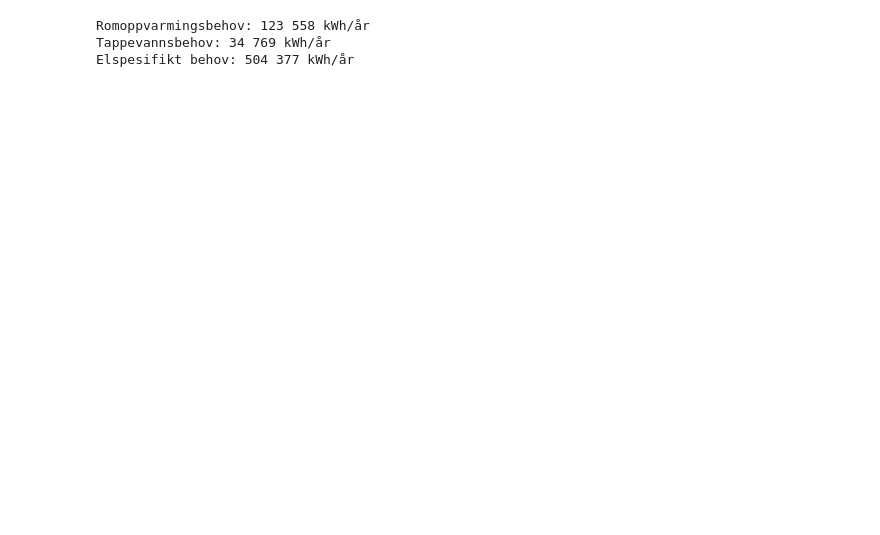
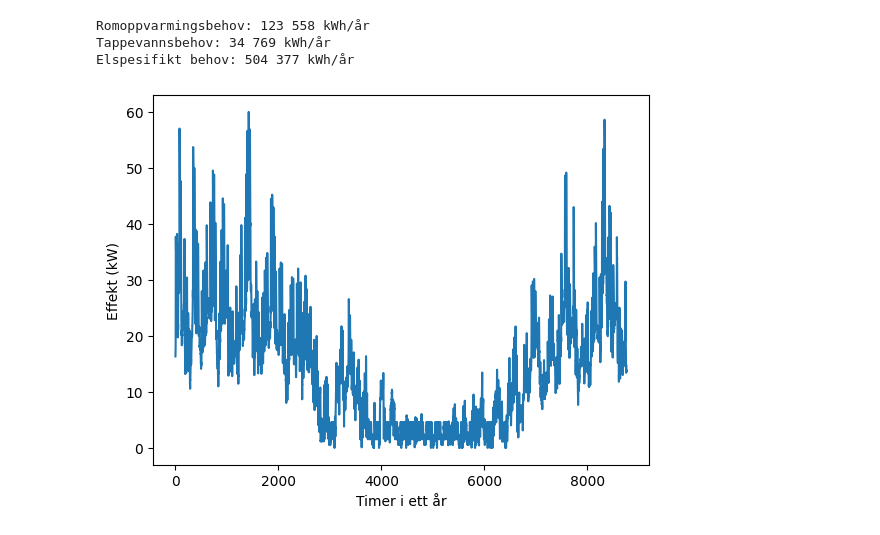
Before and after one commit to magnesyljuasen/av-energiplanlegging-eksempel, a Jupyter notebook: Eksempel 1.ipynb, the cells around one changed output. Drawn from its saved outputs; the diff is of its cells as text; code cells hidden in the pictures; blank space fills up the shorter version.

```diff
--- a/Eksempel 1.ipynb
+++ b/Eksempel 1.ipynb
@@ -51,3 +69,10 @@ print(f'Elspesifikt behov: {int(building.results.energy.elspecific.sum()):,} kWh
 Romoppvarmingsbehov: 123 558 kWh/år
 Tappevannsbehov: 34 769 kWh/år
 Elspesifikt behov: 504 377 kWh/år
+# %%
+plt.plot(building.results.energy.spaceheating)
+plt.xlabel("Timer i ett år")
+plt.ylabel("Effekt (kW)")
+plt.show()
+# %% [output]
+[figure, added]
```
Also changed, not shown: parts of 3 cells of this notebook, 23 other files.
